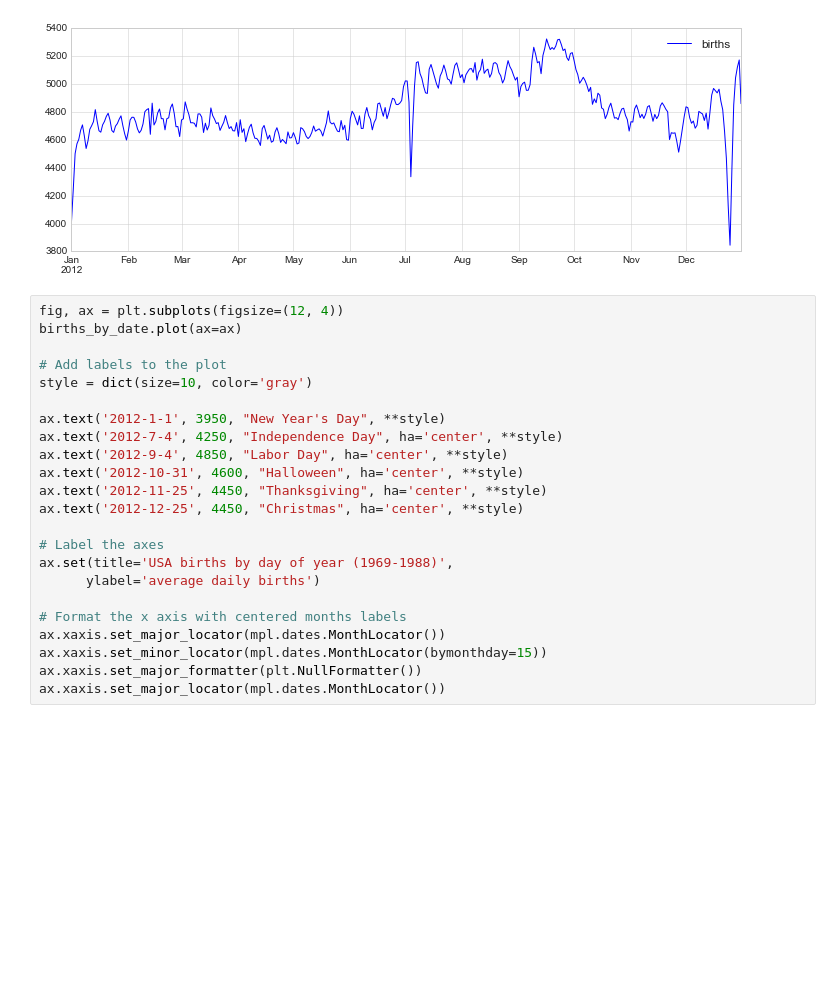
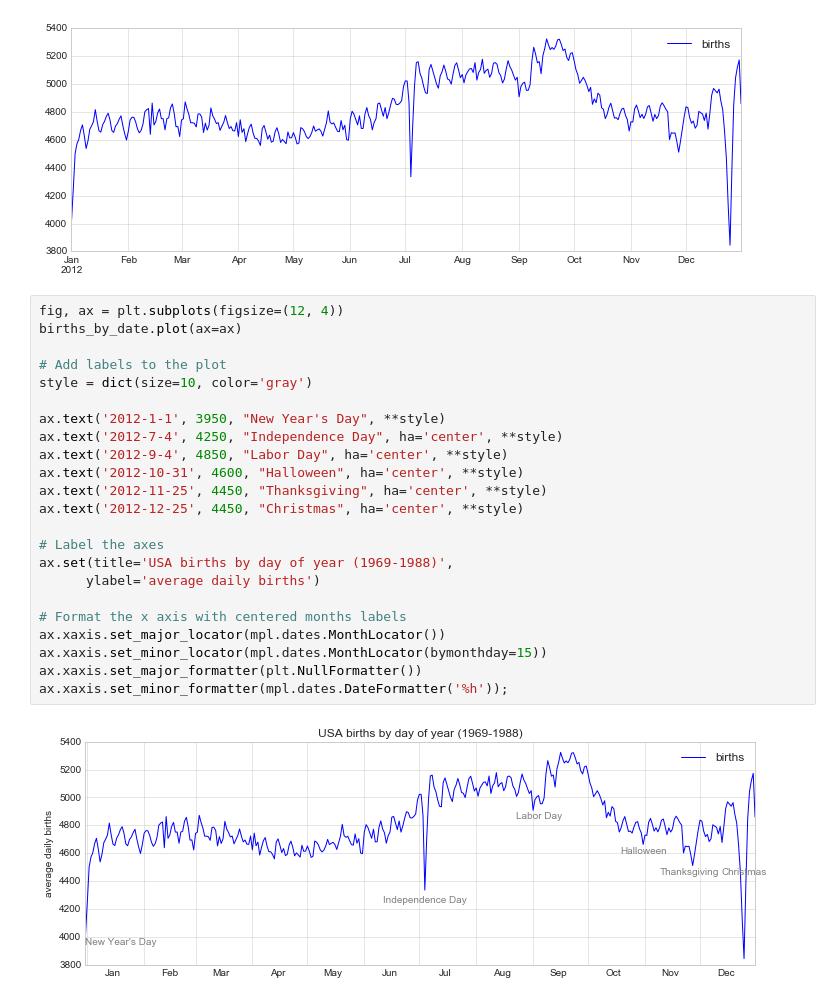
Before and after one commit to davejscott/PythonDataScience, a Jupyter notebook: MatplotlibPractice.ipynb, the cells around one changed output. Cells and saved outputs as stored; diff of their text form; blank space fills up the shorter version.

```diff
--- a/MatplotlibPractice.ipynb
+++ b/MatplotlibPractice.ipynb
@@ -877,23 +877,25 @@ births_by_date.plot(ax=ax)
 # %%
 fig, ax = plt.subplots(figsize=(12, 4))
 births_by_date.plot(ax=ax)
 
 # Add labels to the plot
 style = dict(size=10, color='gray')
 
 ax.text('2012-1-1', 3950, "New Year's Day", **style)
 ax.text('2012-7-4', 4250, "Independence Day", ha='center', **style)
 ax.text('2012-9-4', 4850, "Labor Day", ha='center', **style)
 ax.text('2012-10-31', 4600, "Halloween", ha='center', **style)
 ax.text('2012-11-25', 4450, "Thanksgiving", ha='center', **style)
 ax.text('2012-12-25', 4450, "Christmas", ha='center', **style)
 
 # Label the axes
 ax.set(title='USA births by day of year (1969-1988)',
       ylabel='average daily births')
 
 # Format the x axis with centered months labels
 ax.xaxis.set_major_locator(mpl.dates.MonthLocator())
 ax.xaxis.set_minor_locator(mpl.dates.MonthLocator(bymonthday=15))
 ax.xaxis.set_major_formatter(plt.NullFormatter())
-ax.xaxis.set_major_locator(mpl.dates.MonthLocator())
+ax.xaxis.set_minor_formatter(mpl.dates.DateFormatter('%h'));
+# %% [output]
+[figure, added]
```
